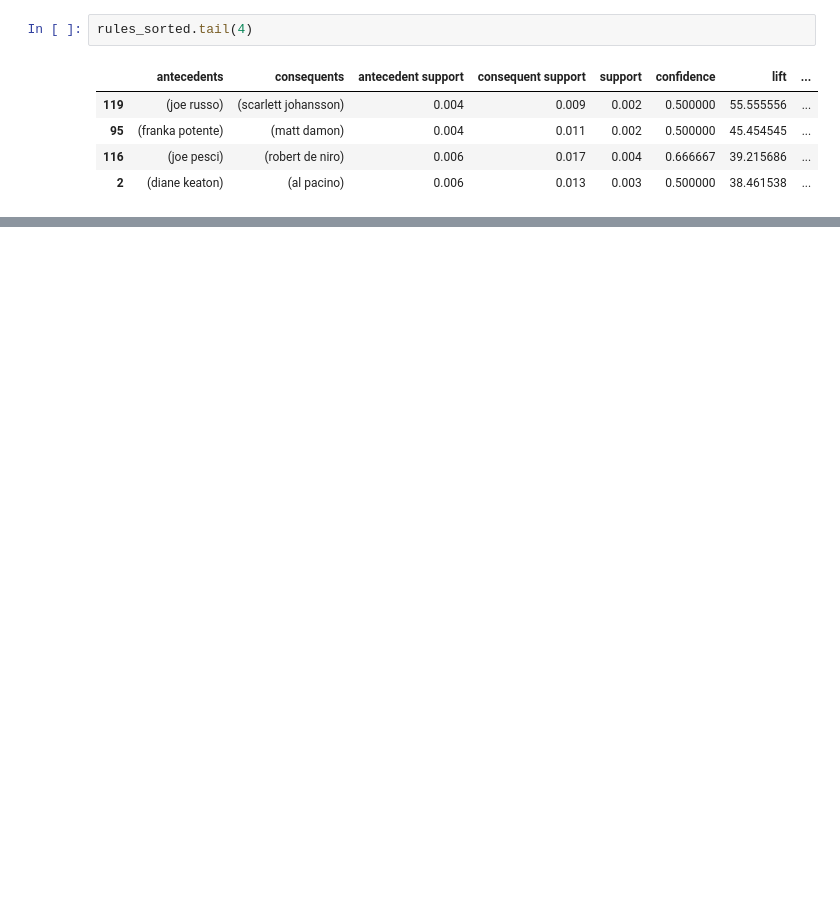
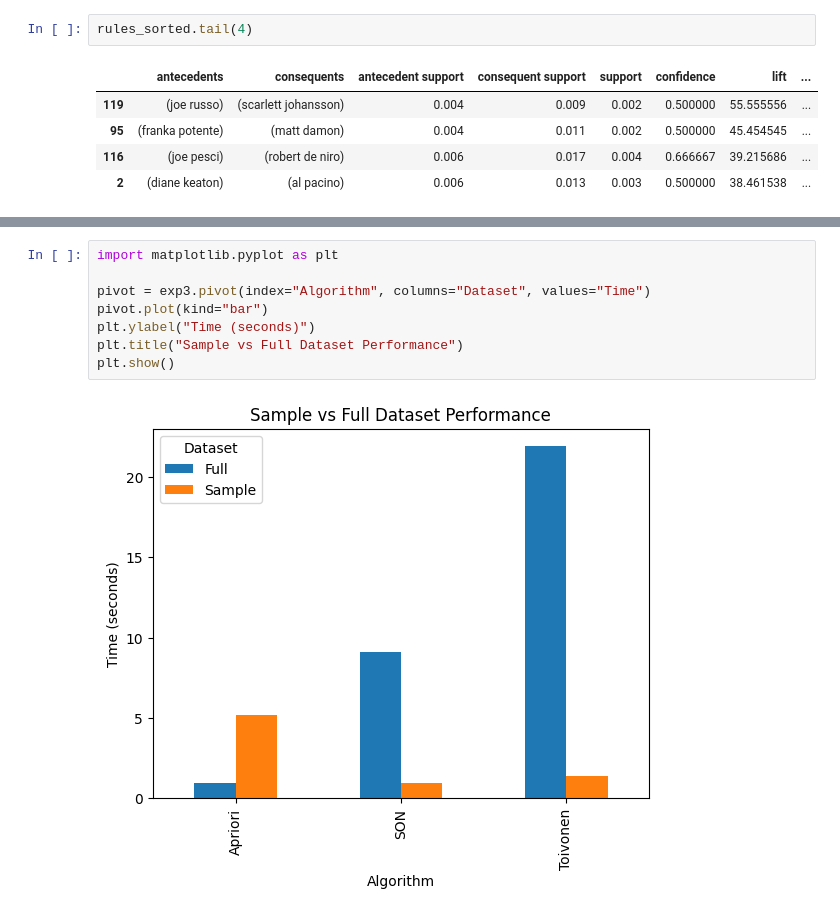
Before and after one commit to Diego-LeivaC/market-leiva, a Jupyter notebook: market-notebook.ipynb, the cells around one changed output, grey strips where cells are left out. Cells and saved outputs as stored; diff of their text form; blank space fills up the shorter version.

```diff
--- a/market-notebook.ipynb
+++ b/market-notebook.ipynb
@@ -314,0 +636,10 @@ Although Apriori is effective for discovering frequent itemsets, it requires mul
+# %%
+import matplotlib.pyplot as plt
+
+pivot = exp3.pivot(index="Algorithm", columns="Dataset", values="Time")
+pivot.plot(kind="bar")
+plt.ylabel("Time (seconds)")
+plt.title("Sample vs Full Dataset Performance")
+plt.show()
+# %% [output]
+[figure, added]
```
Also changed, not shown: parts of 55 cells of this notebook.
